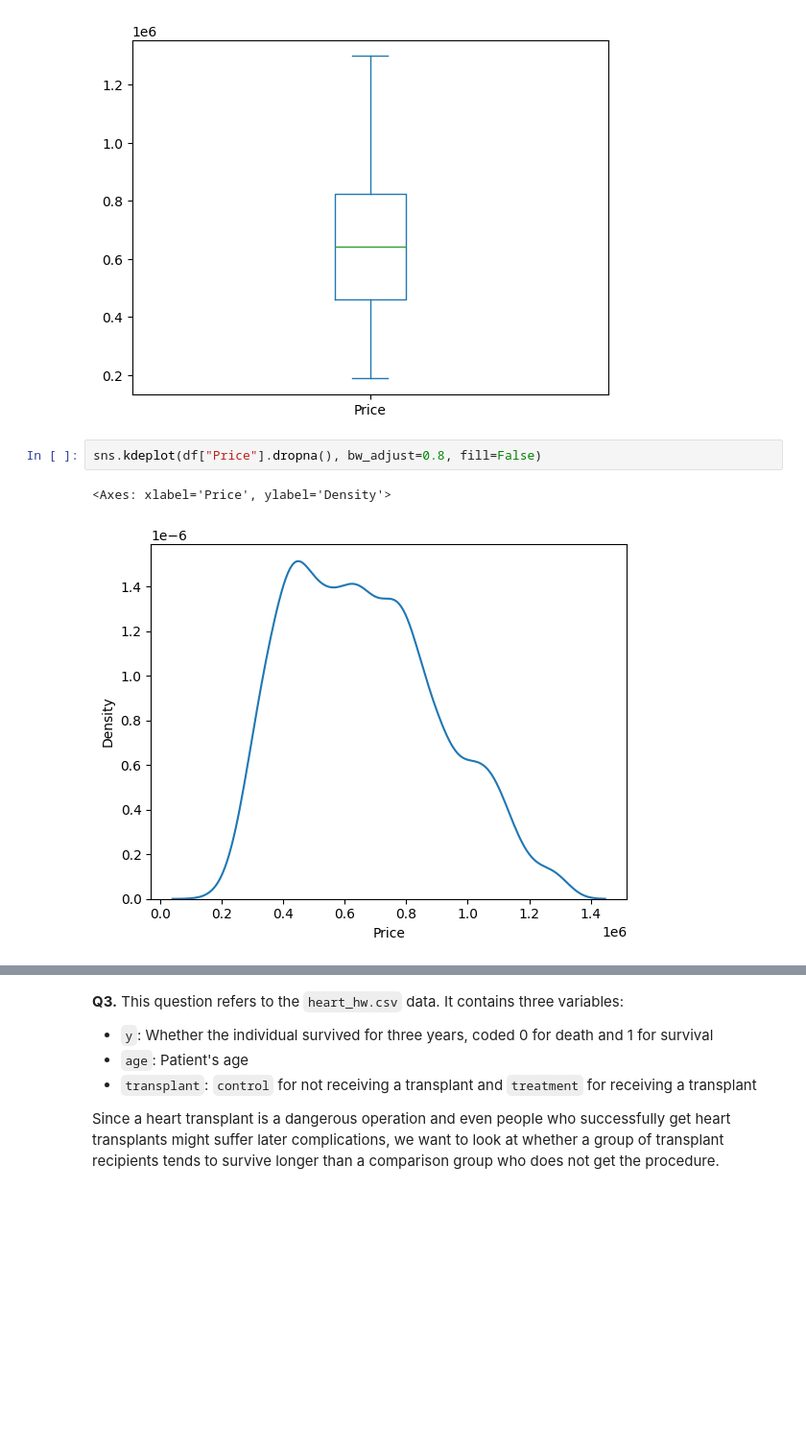
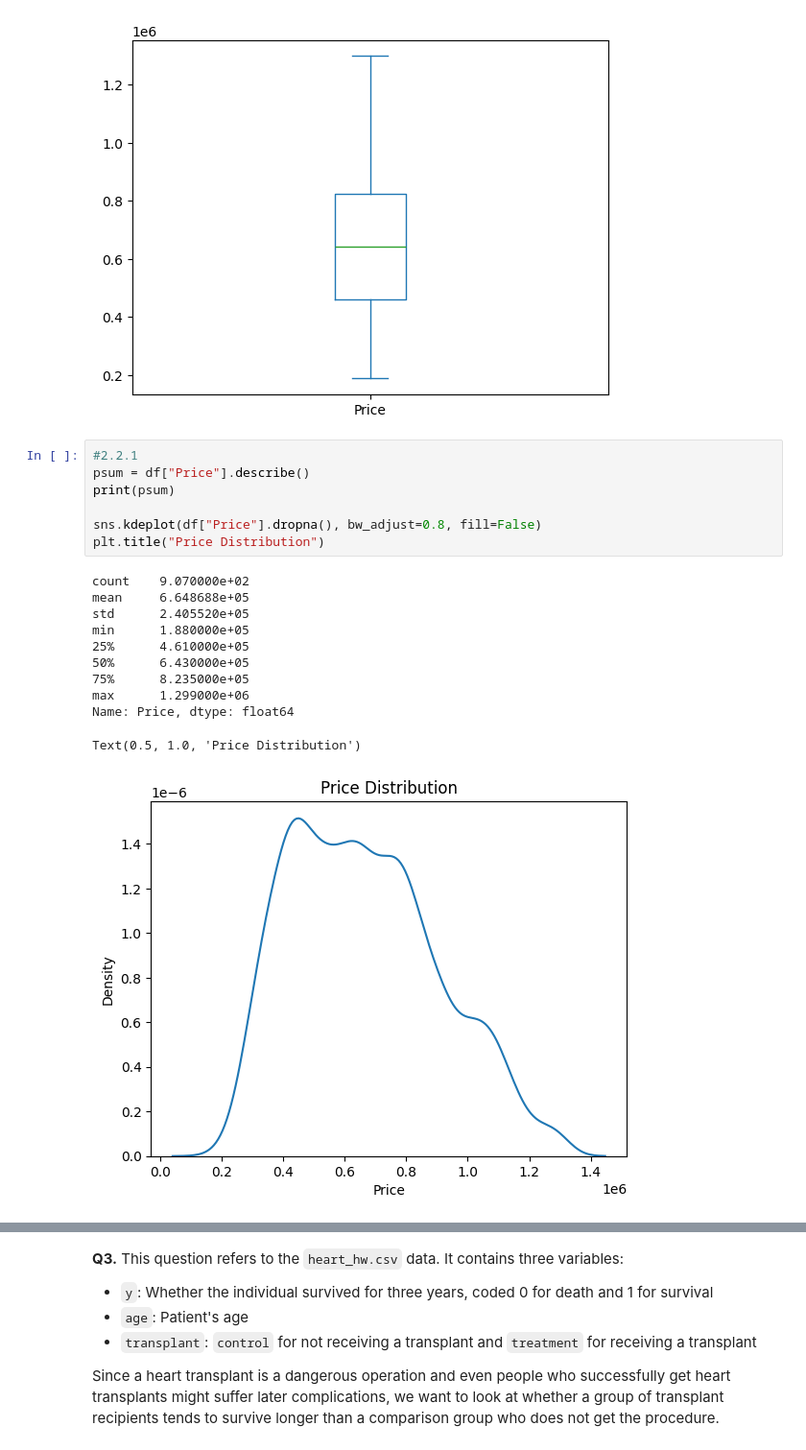
Before and after one commit to nladocsi/linear_models_assignment, a Jupyter notebook: linear_model_assignment.ipynb, the cells around one changed output, grey strips where cells are left out. Shown at 96% size. Drawn from its saved outputs; the diff is of its cells as text; blank space fills up the shorter version.

```diff
--- a/linear_model_assignment.ipynb
+++ b/linear_model_assignment.ipynb
@@ -70,7 +70,21 @@ df.head()
 | 4 | Hyundai | 2017 | orange | hatchback | 25126 | 1 | 5 | petrol | ... |
 [figure]
 # %%
+#2.2.1
+psum = df["Price"].describe()
+print(psum)
+
 sns.kdeplot(df["Price"].dropna(), bw_adjust=0.8, fill=False)
+plt.title("Price Distribution")
 # %% [output]
-<Axes: xlabel='Price', ylabel='Density'>
+count    9.070000e+02
+mean     6.648688e+05
+std      2.405520e+05
+min      1.880000e+05
+25%      4.610000e+05
+50%      6.430000e+05
+75%      8.235000e+05
+max      1.299000e+06
+Name: Price, dtype: float64
+Text(0.5, 1.0, 'Price Distribution')
-[figure, old version]
+[figure, new version]
```
Also changed, not shown: parts of 2 cells of this notebook.
